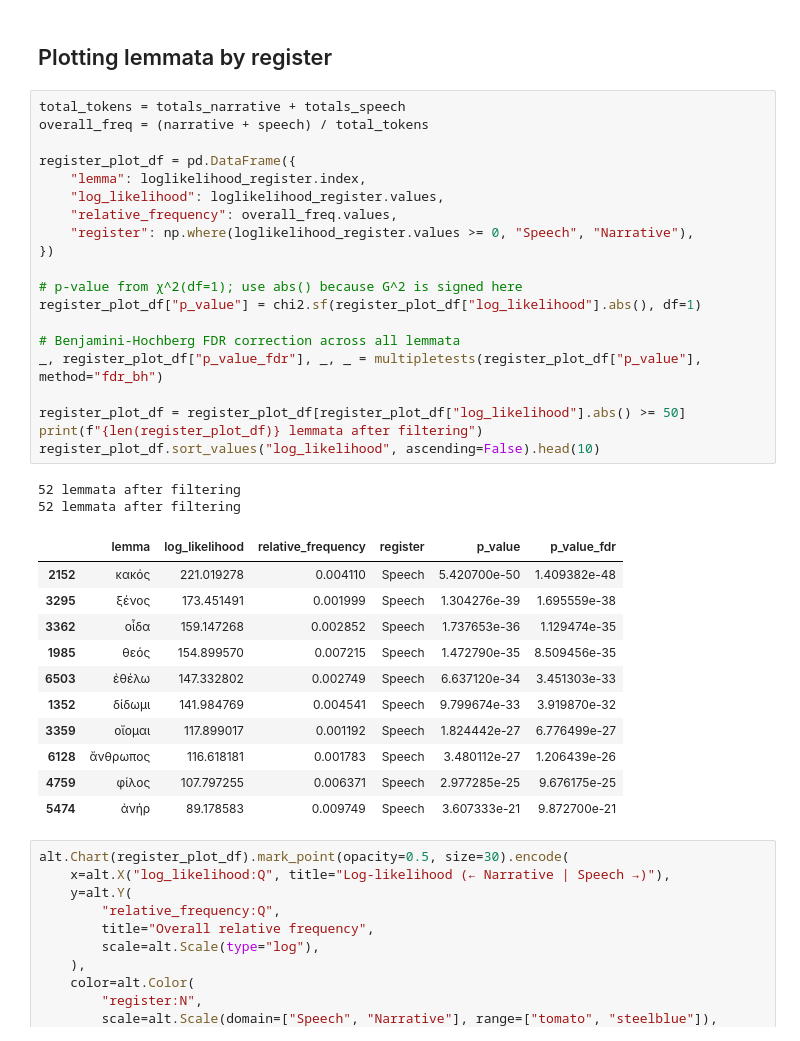
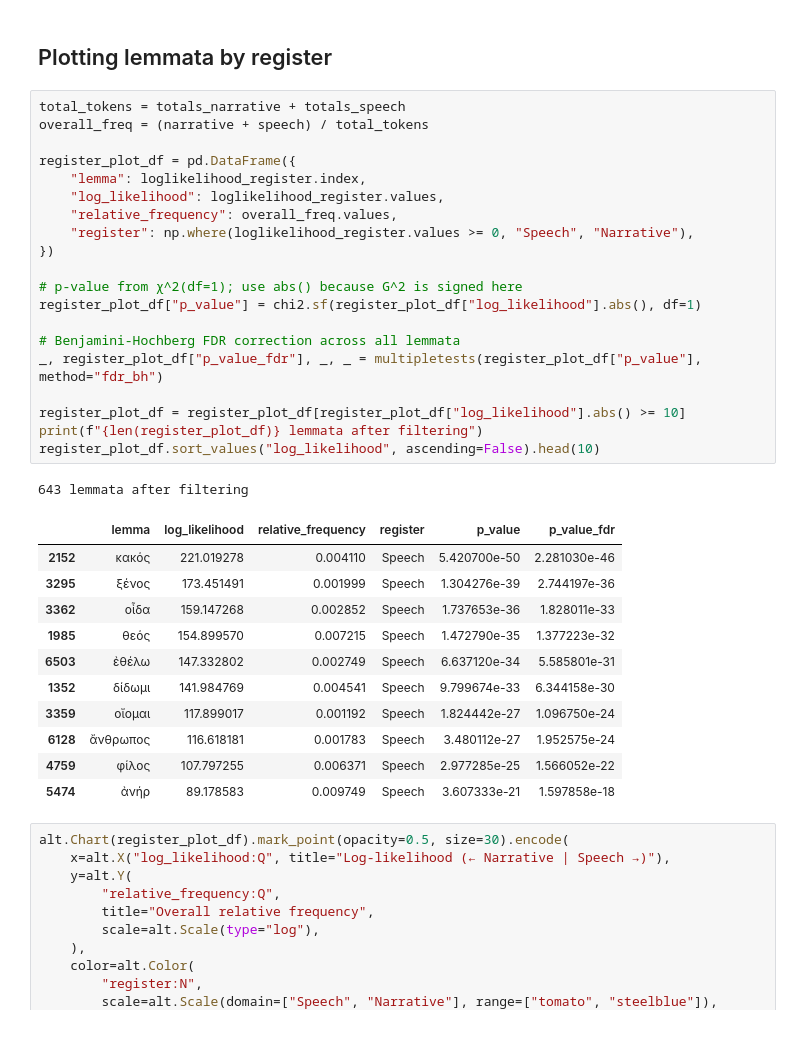
Before and after one commit to pletcher/ccc-2026, a Jupyter notebook: notebooks/epic_speech_vs_narrative.ipynb, the cells around one changed output. Drawn from its saved outputs; the diff is of its cells as text.

```diff
--- a/notebooks/epic_speech_vs_narrative.ipynb
+++ b/notebooks/epic_speech_vs_narrative.ipynb
@@ -171,37 +171,36 @@ alt.Chart(work_plot_df).mark_point(opacity=0.5, size=30).encode(
 # %%
 total_tokens = totals_narrative + totals_speech
 overall_freq = (narrative + speech) / total_tokens
 
 register_plot_df = pd.DataFrame({
     "lemma": loglikelihood_register.index,
     "log_likelihood": loglikelihood_register.values,
     "relative_frequency": overall_freq.values,
     "register": np.where(loglikelihood_register.values >= 0, "Speech", "Narrative"),
 })
 
 # p-value from χ^2(df=1); use abs() because G^2 is signed here
 register_plot_df["p_value"] = chi2.sf(register_plot_df["log_likelihood"].abs(), df=1)
 
 # Benjamini-Hochberg FDR correction across all lemmata
 _, register_plot_df["p_value_fdr"], _, _ = multipletests(register_plot_df["p_value"], method="fdr_bh")
 
-register_plot_df = register_plot_df[register_plot_df["log_likelihood"].abs() >= 50]
+register_plot_df = register_plot_df[register_plot_df["log_likelihood"].abs() >= 10]
 print(f"{len(register_plot_df)} lemmata after filtering")
 register_plot_df.sort_values("log_likelihood", ascending=False).head(10)
 # %% [output]
-52 lemmata after filtering
-52 lemmata after filtering
+643 lemmata after filtering
 |  | lemma | log_likelihood | relative_frequency | register | p_value | p_value_fdr |
-| 2152 | κακός | 221.019278 | 0.004110 | Speech | 5.420700e-50 | 1.409382e-48 |
-| 3295 | ξένος | 173.451491 | 0.001999 | Speech | 1.304276e-39 | 1.695559e-38 |
-| 3362 | οἶδα | 159.147268 | 0.002852 | Speech | 1.737653e-36 | 1.129474e-35 |
-| 1985 | θεός | 154.899570 | 0.007215 | Speech | 1.472790e-35 | 8.509456e-35 |
-| 6503 | ἐθέλω | 147.332802 | 0.002749 | Speech | 6.637120e-34 | 3.451303e-33 |
-| 1352 | δίδωμι | 141.984769 | 0.004541 | Speech | 9.799674e-33 | 3.919870e-32 |
-| 3359 | οἴομαι | 117.899017 | 0.001192 | Speech | 1.824442e-27 | 6.776499e-27 |
-| 6128 | ἄνθρωπος | 116.618181 | 0.001783 | Speech | 3.480112e-27 | 1.206439e-26 |
-| 4759 | φίλος | 107.797255 | 0.006371 | Speech | 2.977285e-25 | 9.676175e-25 |
-| 5474 | ἀνήρ | 89.178583 | 0.009749 | Speech | 3.607333e-21 | 9.872700e-21 |
+| 2152 | κακός | 221.019278 | 0.004110 | Speech | 5.420700e-50 | 2.281030e-46 |
+| 3295 | ξένος | 173.451491 | 0.001999 | Speech | 1.304276e-39 | 2.744197e-36 |
+| 3362 | οἶδα | 159.147268 | 0.002852 | Speech | 1.737653e-36 | 1.828011e-33 |
+| 1985 | θεός | 154.899570 | 0.007215 | Speech | 1.472790e-35 | 1.377223e-32 |
+| 6503 | ἐθέλω | 147.332802 | 0.002749 | Speech | 6.637120e-34 | 5.585801e-31 |
+| 1352 | δίδωμι | 141.984769 | 0.004541 | Speech | 9.799674e-33 | 6.344158e-30 |
+| 3359 | οἴομαι | 117.899017 | 0.001192 | Speech | 1.824442e-27 | 1.096750e-24 |
+| 6128 | ἄνθρωπος | 116.618181 | 0.001783 | Speech | 3.480112e-27 | 1.952575e-24 |
+| 4759 | φίλος | 107.797255 | 0.006371 | Speech | 2.977285e-25 | 1.566052e-22 |
+| 5474 | ἀνήρ | 89.178583 | 0.009749 | Speech | 3.607333e-21 | 1.597858e-18 |
 # %%
 alt.Chart(register_plot_df).mark_point(opacity=0.5, size=30).encode(
     x=alt.X("log_likelihood:Q", title="Log-likelihood (← Narrative | Speech →)"),
```
Also changed, not shown: parts of 1 cell of this notebook, 12 other files.
